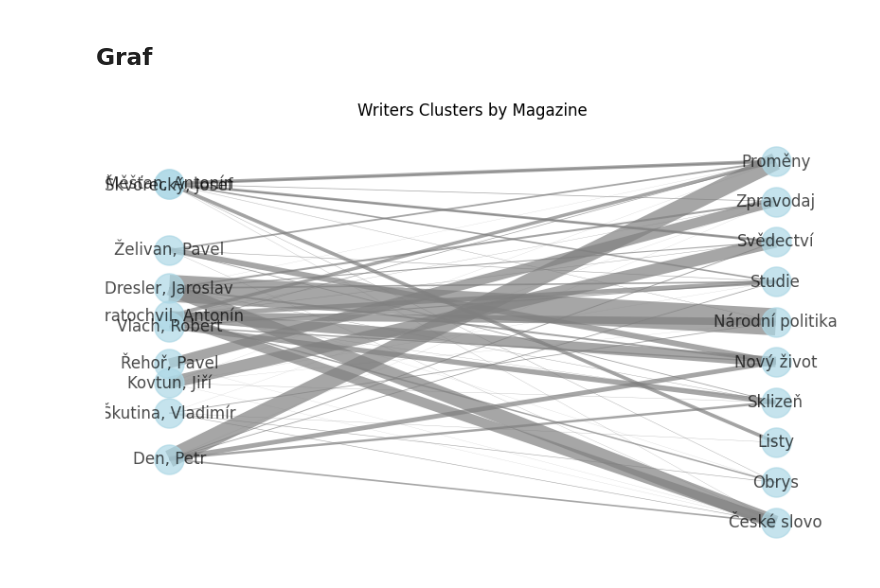
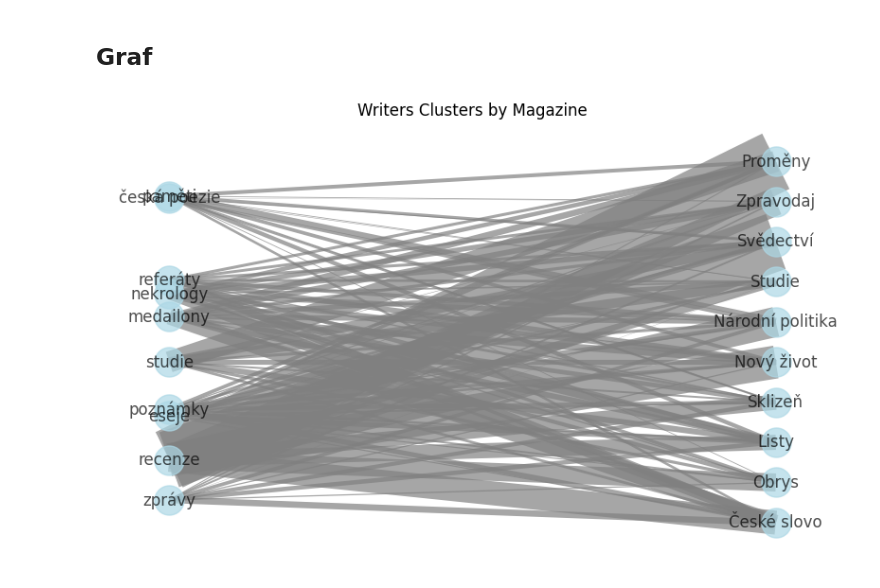
Before and after one commit to panuscha/DH-data-process, a Jupyter notebook: explore_data.ipynb, the cells around one changed output. Cells and saved outputs as stored; diff of their text form; code cells hidden in the pictures.

```diff
--- a/explore_data.ipynb
+++ b/explore_data.ipynb
@@ -286,8 +291,10 @@ import networkx as nx
 import matplotlib.pyplot as plt
 from collections import Counter
 
+# Vytvorime graf
 G = nx.Graph()
 
+# Funkce na "zplosteni" listu -> ze sloupce DataFramu vytvori jeden list se vsemi elementy
 def flatten_list(strings):
     flattened_list = []
     for item in strings:
@@ -297,44 +304,55 @@ def flatten_list(strings):
             flattened_list.extend(flatten_list(item))
     return flattened_list
 
-all_authors = flatten_list(df.author)
-counted_authors = Counter(all_authors)
-ten_most_common_authors = [item[0] for item in counted_authors.most_common(10)]
+# Sloupec, ktery chceme zobrazit.
+column = 'genre'
 
-authors = set([author for author in all_authors])
+# Vsechny elementy ve sloupci
+all_elements = flatten_list(df[column])
 
-G.add_nodes_from(ten_most_common_authors, bipartite=0)
+# Spoceteme, v kolika zaznamech se elemnt objevil
+counted_elements = Counter(all_elements)
 
+# Najdeme deset nejcastejsich elementu, ktere pak zobrazime
+ten_most_common_elements = [item[0] for item in counted_elements.most_common(10)]
+
+# Elementy pridame grafu jako uzle
+G.add_nodes_from(ten_most_common_elements, bipartite=0)
+
+# Vsechny casopisy ve sloupci
 all_magazines = flatten_list(df.magazine)
+
+# Spocteme, v kolika zaznamech se casopic objevil
 counted_magazines = Counter(all_magazines)
+
+# Najdeme deset nejcastejsich casopisu, ktere pak zobrazime
 ten_most_common_magazines = [item[0] for item in counted_magazines.most_common(10)]
 
-magazines = set(unique_magazine)
 
 G.add_nodes_from(ten_most_common_magazines, bipartite=1)
 
 
 edge_weights = {}
 for _,row in df.iterrows():
-    for author in row.author:
+    for element in row[column]:
         for magazine in row.magazine:
-            if author in ten_most_common_authors and magazine in ten_most_common_magazines:
-                if (author, magazine) in edge_weights:
-                    edge_weights[(author, magazine)] += 1
+            if element in ten_most_common_elements and magazine in ten_most_common_magazines:
+                if (element, magazine) in edge_weights:
+                    edge_weights[(element, magazine)] += 1
                 else:
-                    edge_weights[(author, magazine)] = 1
+                    edge_weights[(element, magazine)] = 1
 
 for edge, weight in edge_weights.items():
     G.add_edge(edge[0], edge[1], weight=weight)
 
-pos = nx.bipartite_layout(G, authors)
+pos = nx.bipartite_layout(G, ten_most_common_magazines)
 #pos = nx.spring_layout(G)
 plt.figure(figsize=(10, 6))
 edge_widths = [0.1 * G[u][v]['weight'] for u, v in G.edges()]
 nx.draw_networkx(G, pos=pos, with_labels=True, node_color='lightblue', node_size=500,
                  width=edge_widths, edge_color='gray', alpha=0.7)
 plt.title("Writers Clusters by Magazine")
 plt.axis("off")
 plt.show()
 # %% [output]
-[figure, old version]
+[figure, new version]
```
Also changed, not shown: parts of 2 cells of this notebook.
